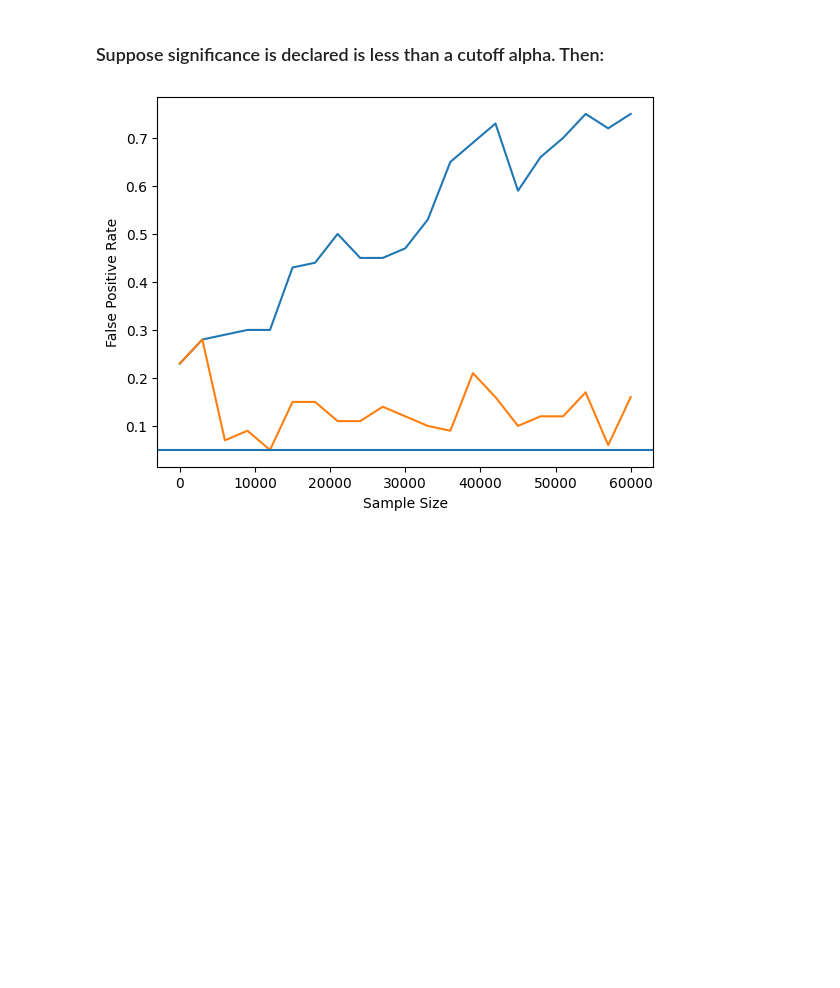
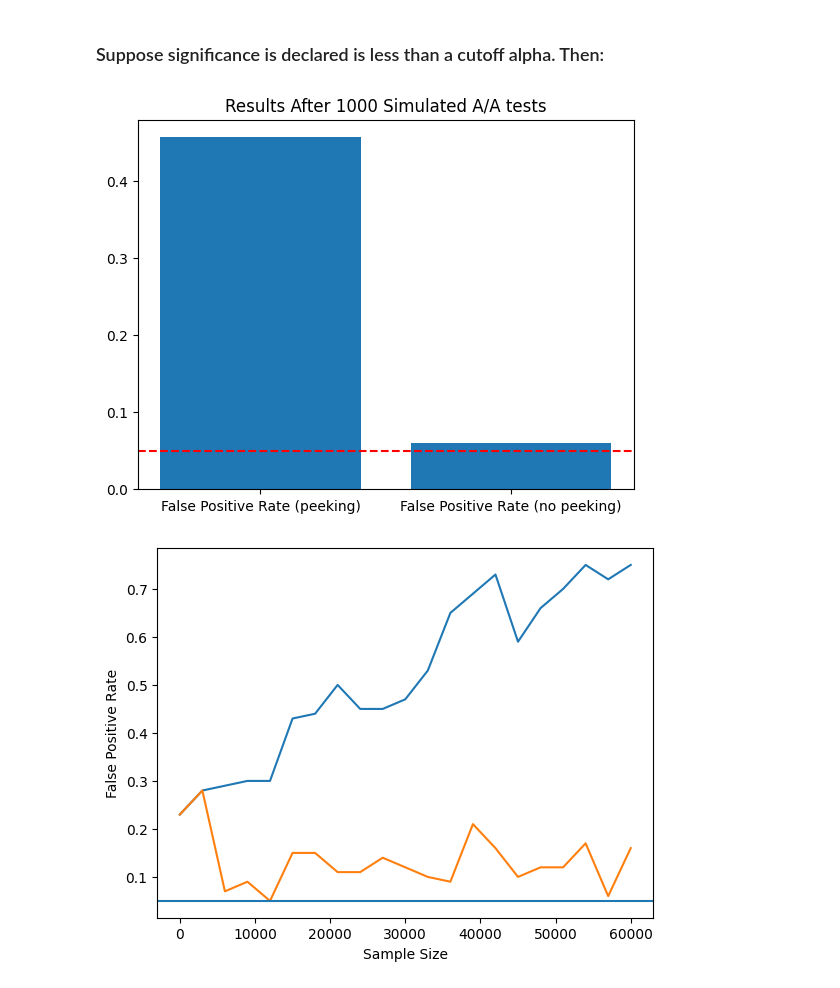
Before and after one commit to juanpi19/medium-articles, a Jupyter notebook: ab-testing-peeking-04/peeking_simulator.ipynb, the cells around one changed output. Saved outputs shown, nothing was run; the diff lists cells and outputs as text; code cells hidden in the pictures; blank space fills up the shorter version.

```diff
--- a/ab-testing-peeking-04/peeking_simulator.ipynb
+++ b/ab-testing-peeking-04/peeking_simulator.ipynb
@@ -89,6 +72,36 @@ plt.show()
 - The validity of the statement that you have a 5% False Positive probability as indicated by alpha comes from the fact that run the experiment all the way until the green dashed line. For example, If you were to run 100 A/A tests where you allow it to run all the way to the green dashed line, on average 5 of those will detect a difference, which is being above the red line (Type 1 error).
 # %% [markdown]
 ### Suppose significance is declared is less than a cutoff alpha. Then:
+# %%
+aa_tests = []
+peeking_lst = []
+
+for _ in range(1000): # 100 A/A tests
+
+    sample_lst = []
+    confidence_level_lst = []
+    p_value_lst = []
+
+    for n in range(3,round(sample_size)+3, 1000):
+        control = np.random.standard_normal(size=n)
+        treatment = np.random.standard_normal(size=n)
+        t_statistic, p_value = stats.ttest_ind(control, treatment)
+
+        confidence_level_lst.append(1 - p_value)
+        p_value_lst.append(p_value)
+        sample_lst.append(n)
+
+    peeking_lst.append( any([1 if i < alpha else 0 for i in p_value_lst]) )
+    aa_tests.append(p_value_lst[-1]<alpha)
+# %%
+data = {"False Positive Rate (peeking)": sum(peeking_lst) / 1000, "False Positive Rate (no peeking)": sum(aa_tests) / 1000}
+
+plt.bar(data.keys(), data.values())
+plt.title("Results After 1000 Simulated A/A tests")
+plt.axhline(alpha, c='red', label='Significance Level', ls='dashed')
+plt.show()
+# %% [output]
+[figure, added]
 # %%
 
 def aa_test_simulation(sample_size):
```
Also changed, not shown: parts of 10 cells of this notebook.
